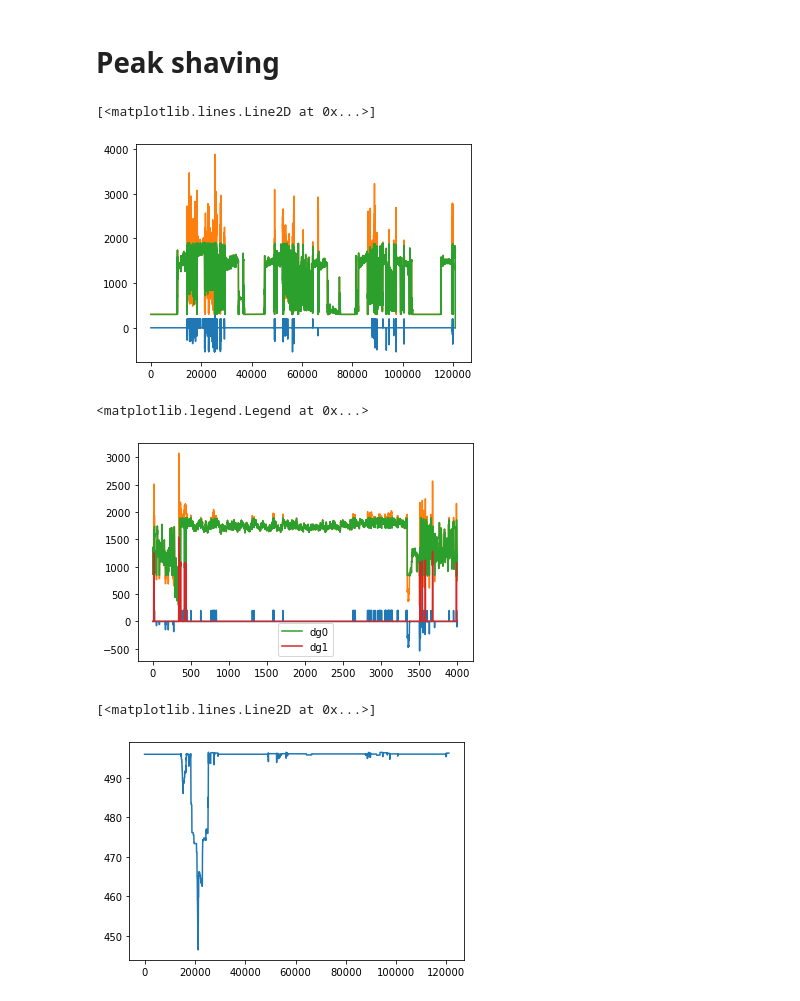
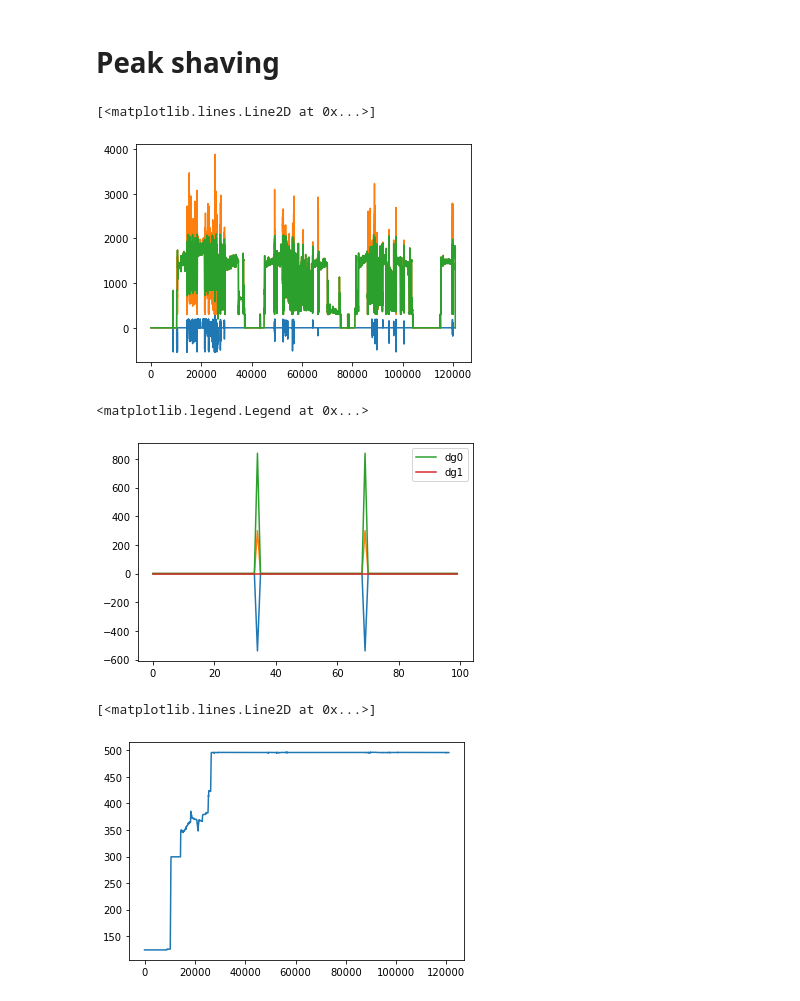
Before and after one commit to andreasdyve/EquinorProject, a Jupyter notebook: python notebooks/BaseCase_MedBat_Calc_Peakshaving.ipynb, the cells around one changed output. Drawn from its saved outputs; the diff is of its cells as text; code cells hidden in the pictures.

```diff
--- a/python notebooks/BaseCase_MedBat_Calc_Peakshaving.ipynb
+++ b/python notebooks/BaseCase_MedBat_Calc_Peakshaving.ipynb
@@ -10,6 +10,8 @@ df1 = df.copy()
 #Create a column of load profile
 df1['Load'] = df1['thrusterAndPropulsion']
 df1['BaseLoad'] = 300
+df1.loc[df1['operationId'] == 6, 'BaseLoad'] = 0
+df1.loc[df1['operationId'] == 1, 'BaseLoad'] = 0
 df1['Load'] = df1['thrusterAndPropulsion'] + df1['BaseLoad']
 
 df1['Battery'] = 0
@@ -126,8 +128,9 @@ dg2 = df4['engMdoPower_2_'].values
 dg3 = df4['engMdoPower_3_'].values
 bat = df4['Battery'].values
 soc = [0]*120960
-soc[0] = 496 #124 empty
+soc[0] = 124 #124 empty (20%)
 opid = df4['operationId'].values
+
 
 for i in range(len(load)):
     if i == 120959:
@@ -135,13 +138,13 @@ for i in range(len(load)):
     elif load[i] <= 2100 and load[i+1] <= 2100:
         if load[i] > 1900:
             if soc[i] > 124:
-                bat[i] = 200
+                bat[i] = 2100 - load[i]
                 soc[i+1] = soc[i] - (bat[i]/720)
                 dg0[i] = load[i]-bat[i]
             else:
                 dg0[i] = load[i]
                 soc[i+1] = soc[i]
-        elif load[i] < 840 and soc[i] < 496:
+        elif load[i] < 840 and soc[i] < 496 and opid[i] != 6 and opid[i] != 1:
             dg0[i] = 840
             bat[i] = load[i] - dg0[i]
             soc[i+1] = soc[i] - bat[i]/720
@@ -157,7 +160,7 @@ for i in range(len(load)):
     elif load[i] <= 4200:
         if load[i] > 3800:
             if soc[i] > 124:
-                bat[i] = 400
+                bat[i] = 4200 - load[i]
                 soc[i+1] = soc[i] - (bat[i]/720)
                 dg0[i] = dg1[i] = (load[i]-bat[i])/2
             else:
@@ -174,18 +177,18 @@ plt.plot(load)
 plt.plot(dg0)
 # %% [output]
 [<matplotlib.lines.Line2D at 0x...>]
-[figure, old version]
+[figure, new version]
 # %%
-plt.plot(bat[18000:22000])
-plt.plot(load[18000:22000])
-plt.plot(dg0[18000:22000], label = 'dg0')
-plt.plot(dg1[18000:22000], label = 'dg1')
+plt.plot(bat[8800:8900])
+plt.plot(load[8800:8900])
+plt.plot(dg0[8800:8900], label = 'dg0')
+plt.plot(dg1[8800:8900], label = 'dg1')
 plt.legend()
 # %% [output]
 <matplotlib.legend.Legend at 0x...>
-[figure, old version]
+[figure, new version]
 # %%
 plt.plot(soc)
 # %% [output]
 [<matplotlib.lines.Line2D at 0x...>]
-[figure, old version]
+[figure, new version]
```
Also changed, not shown: parts of 5 cells of this notebook, 3 other files.
